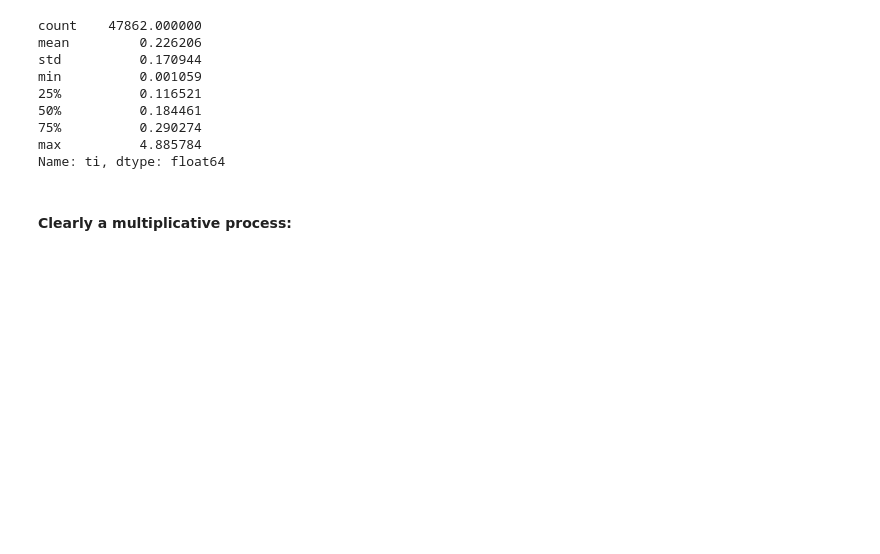
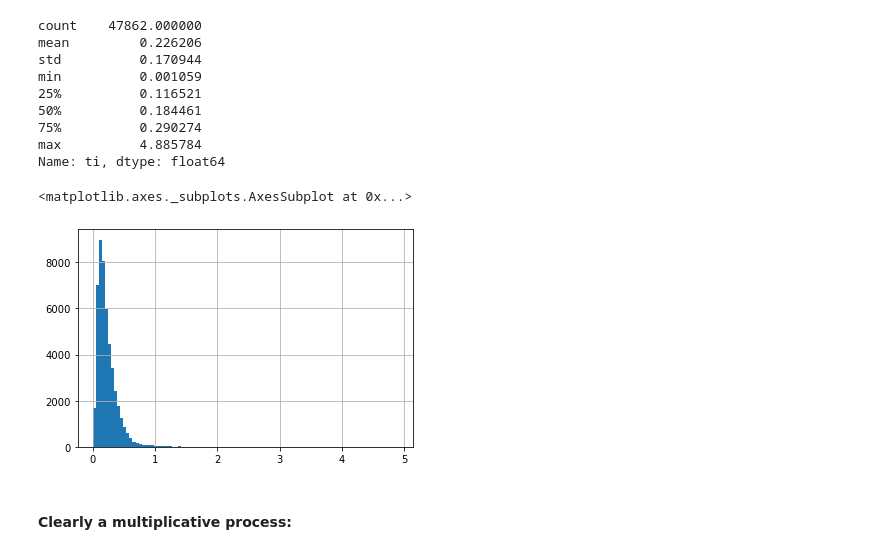
Before and after one commit to TrentonBush/turbulence_spectra, a Jupyter notebook: notebooks/05 seasonal analysis.ipynb, the cells around one changed output. Drawn from its saved outputs; the diff is of its cells as text; code cells hidden in the pictures; blank space fills up the shorter version.

```diff
--- a/notebooks/05 seasonal analysis.ipynb
+++ b/notebooks/05 seasonal analysis.ipynb
@@ -154,6 +158,11 @@ min          0.001059
 75%          0.290274
 max          4.885784
 Name: ti, dtype: float64
+# %%
+s119['ti'].hist(bins=100)
+# %% [output]
+<matplotlib.axes._subplots.AxesSubplot at 0x...>
+[figure, added]
 # %% [markdown]
 #### Clearly a multiplicative process:
 # %%
```
Also changed, not shown: parts of 54 cells of this notebook.
